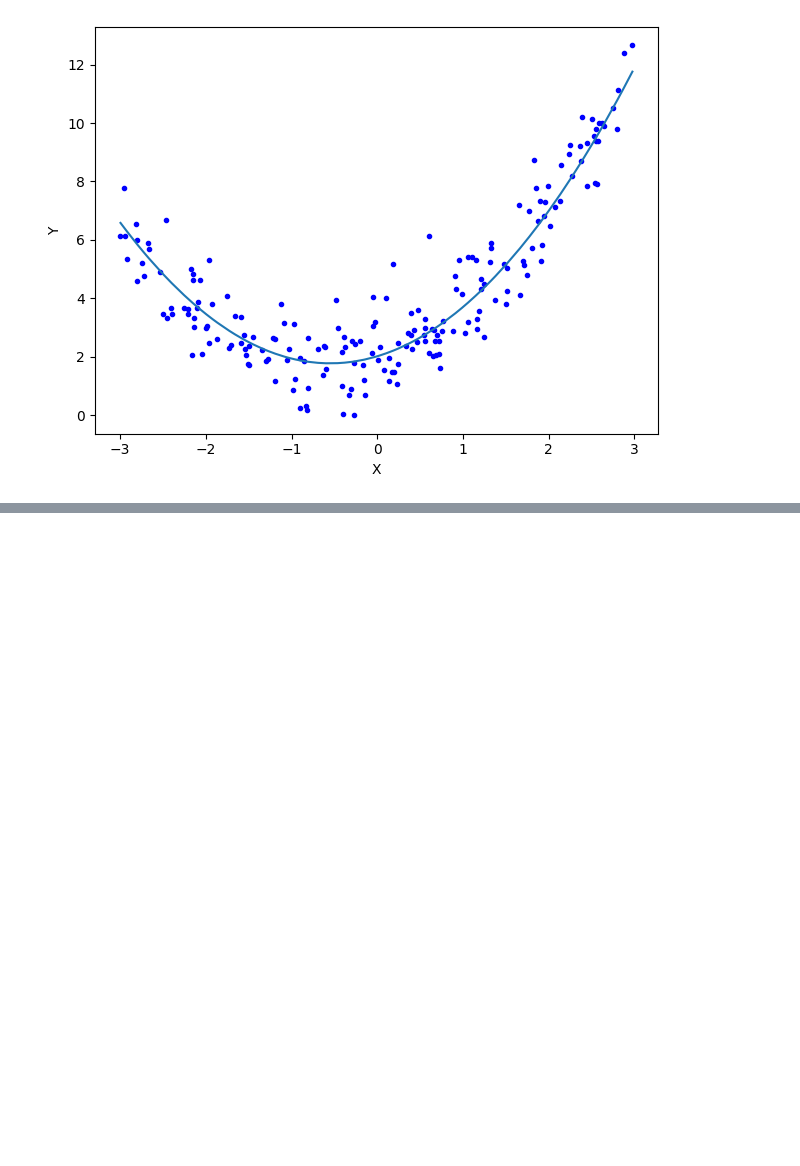
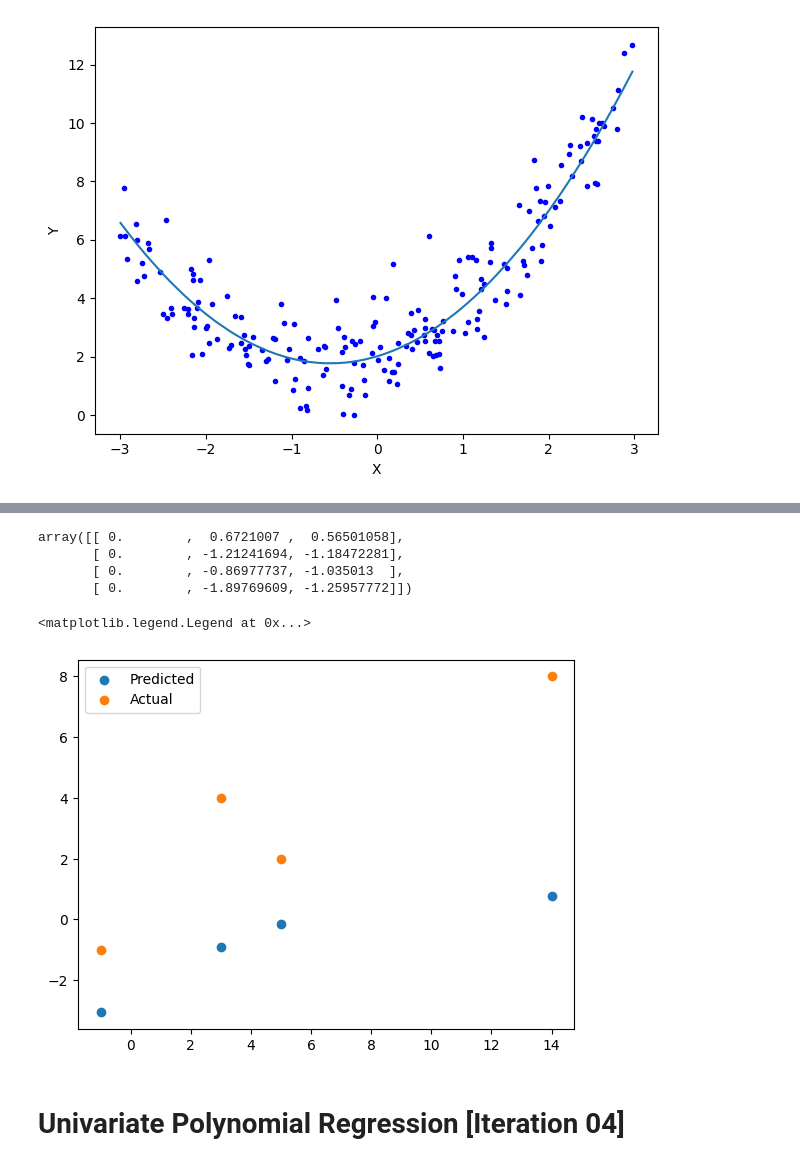
Before and after one commit to FredArgoX/ChaoticTest_DataX, a Jupyter notebook: ChaoticTest_PolyRegres.ipynb, the cells around one changed output, grey strips where cells are left out. Saved outputs shown, nothing was run; the diff lists cells and outputs as text; code cells hidden in the pictures; blank space fills up the shorter version.

```diff
--- a/ChaoticTest_PolyRegres.ipynb
+++ b/ChaoticTest_PolyRegres.ipynb
@@ -144,0 +235,10 @@ plt.show()
+# %%
+# Create a pandas dataframe
+df = pd.DataFrame(data, columns=['target', 'variable01'])
+# %%
+# Separate target and feature
+X = df[['variable01']]
+Y = df[['target']]
+
+# Train / Test split
+X_train, X_test, Y_train, Y_test = train_test_split(X, Y, test_size=0.2, random_state=2)
@@ -144,0 +270,5 @@ plt.show()
+# %%
+# Creation of Polynomial features
+poly = PolynomialFeatures(degree=2)
+X_train_poly = poly.fit_transform(X_train)
+X_test_poly = poly.transform(X_test)
@@ -144,0 +298,5 @@ plt.show()
+# %%
+# Feature Scaling required
+scaler = StandardScaler()
+X_train_scaled = scaler.fit_transform(X_train_poly)
+X_test_scaled = scaler.transform(X_test_poly)
@@ -144,0 +319,19 @@ plt.show()
+# %%
+X_test_scaled
+# %% [output]
+array([[ 0.        ,  0.6721007 ,  0.56501058],
+       [ 0.        , -1.21241694, -1.18472281],
+       [ 0.        , -0.86977737, -1.035013  ],
+       [ 0.        , -1.89769609, -1.25957772]])
+# %%
+model3 = sm.OLS(Y_train, X_train_scaled).fit()
+ypred = model3.predict(X_test_scaled)
+#plt.scatter(X, Y)
+plt.scatter(X_test, ypred, label='Predicted')
+plt.scatter(X_test, Y_test, label='Actual')
+plt.legend()
+# %% [output]
+<matplotlib.legend.Legend at 0x...>
+[figure, added]
+# %% [markdown]
+# Univariate Polynomial Regression [Iteration 04]
```
Also changed, not shown: parts of 21 cells of this notebook.
